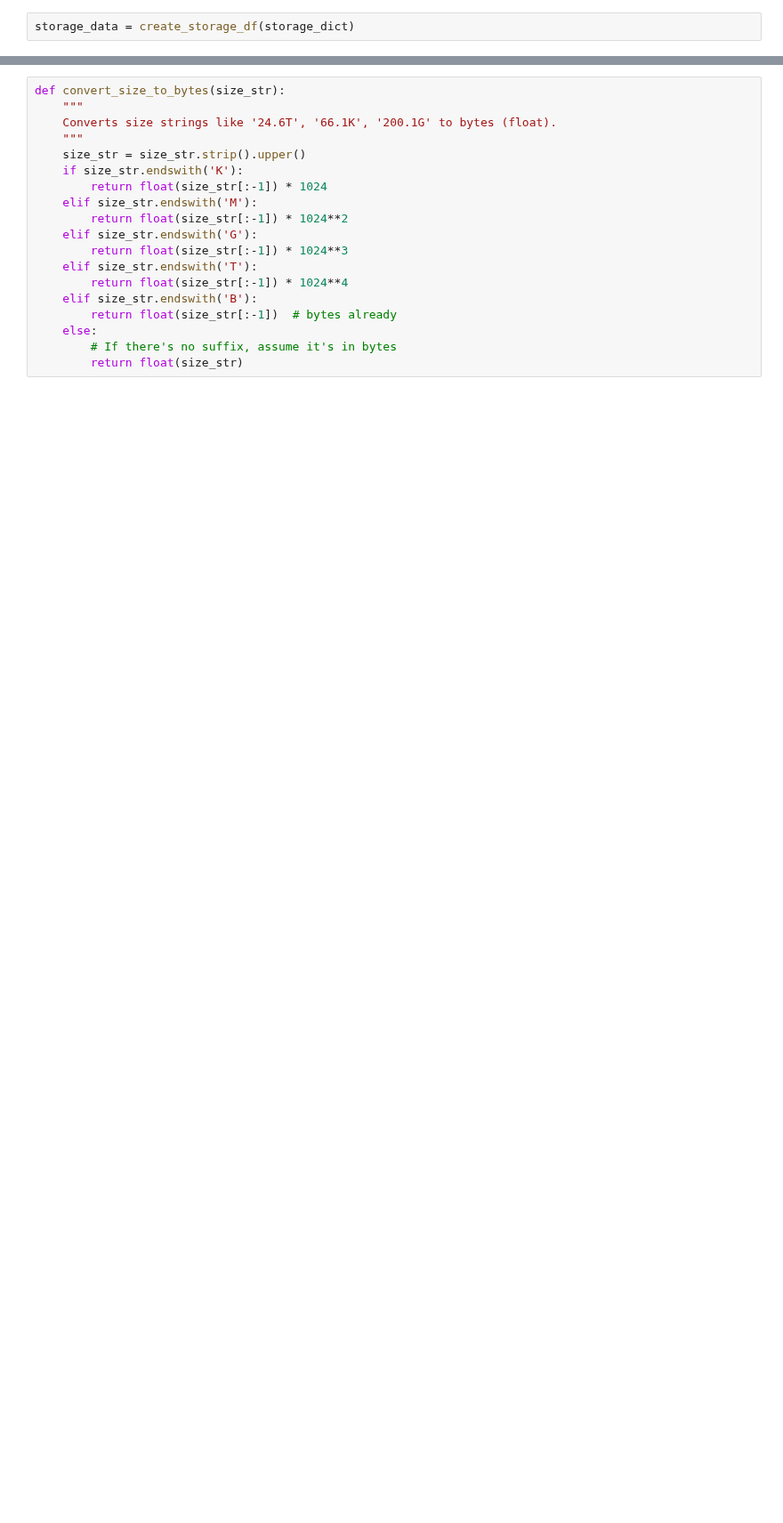
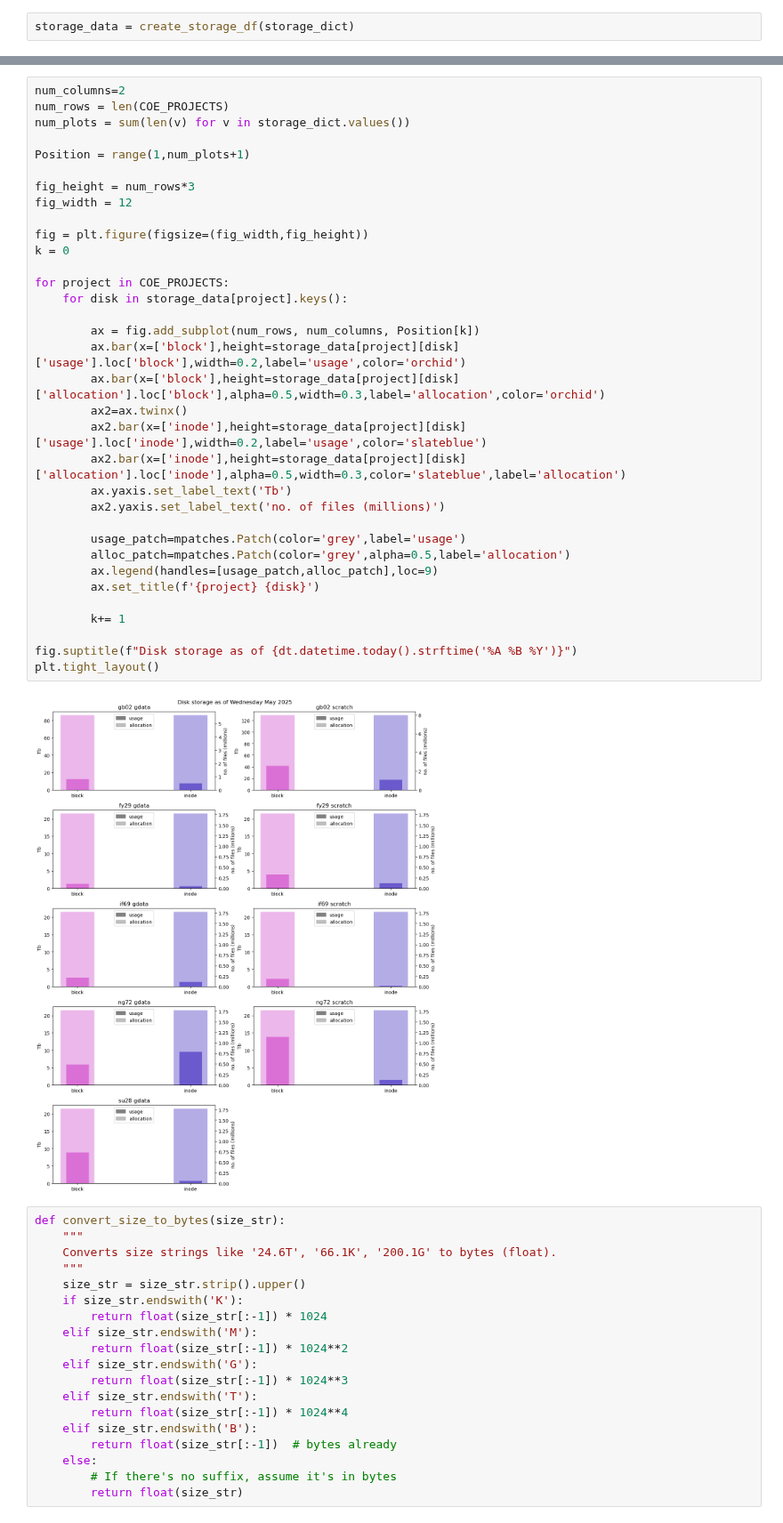
Before and after one commit to 21centuryweather/nci_resource_tools, a Jupyter notebook: notebooks/dashboard.ipynb, the cells around one changed output, grey strips where cells are left out. Shown at 89% size. Drawn from its saved outputs; the diff is of its cells as text; blank space fills up the shorter version.

```diff
--- a/notebooks/dashboard.ipynb
+++ b/notebooks/dashboard.ipynb
@@ -78,3 +146,39 @@ storage_data = create_storage_df(storage_dict)
+# %%
+num_columns=2
+num_rows = len(COE_PROJECTS)
+num_plots = sum(len(v) for v in storage_dict.values())
+
+Position = range(1,num_plots+1)
+
+fig_height = num_rows*3
+fig_width = 12
+
+fig = plt.figure(figsize=(fig_width,fig_height))
+k = 0
+
+for project in COE_PROJECTS:
+    for disk in storage_data[project].keys():
+
+        ax = fig.add_subplot(num_rows, num_columns, Position[k])
+        ax.bar(x=['block'],height=storage_data[project][disk]['usage'].loc['block'],width=0.2,label='usage',color='orchid')
+        ax.bar(x=['block'],height=storage_data[project][disk]['allocation'].loc['block'],alpha=0.5,width=0.3,label='allocation',color='orchid')
+        ax2=ax.twinx()
+        ax2.bar(x=['inode'],height=storage_data[project][disk]['usage'].loc['inode'],width=0.2,label='usage',color='slateblue')
+        ax2.bar(x=['inode'],height=storage_data[project][disk]['allocation'].loc['inode'],alpha=0.5,width=0.3,color='slateblue',label='allocation')
+        ax.yaxis.set_label_text('Tb')
+        ax2.yaxis.set_label_text('no. of files (millions)')
+
+        usage_patch=mpatches.Patch(color='grey',label='usage')
+        alloc_patch=mpatches.Patch(color='grey',alpha=0.5,label='allocation')
+        ax.legend(handles=[usage_patch,alloc_patch],loc=9)
+        ax.set_title(f'{project} {disk}')
+
+        k+= 1
+
+fig.suptitle(f"Disk storage as of {dt.datetime.today().strftime('%A %B %Y')}")
+plt.tight_layout()
+# %% [output]
+[figure, added]
 # %%
 def convert_size_to_bytes(size_str):
     """
```
Also changed, not shown: parts of 16 cells of this notebook, 5 other files.
